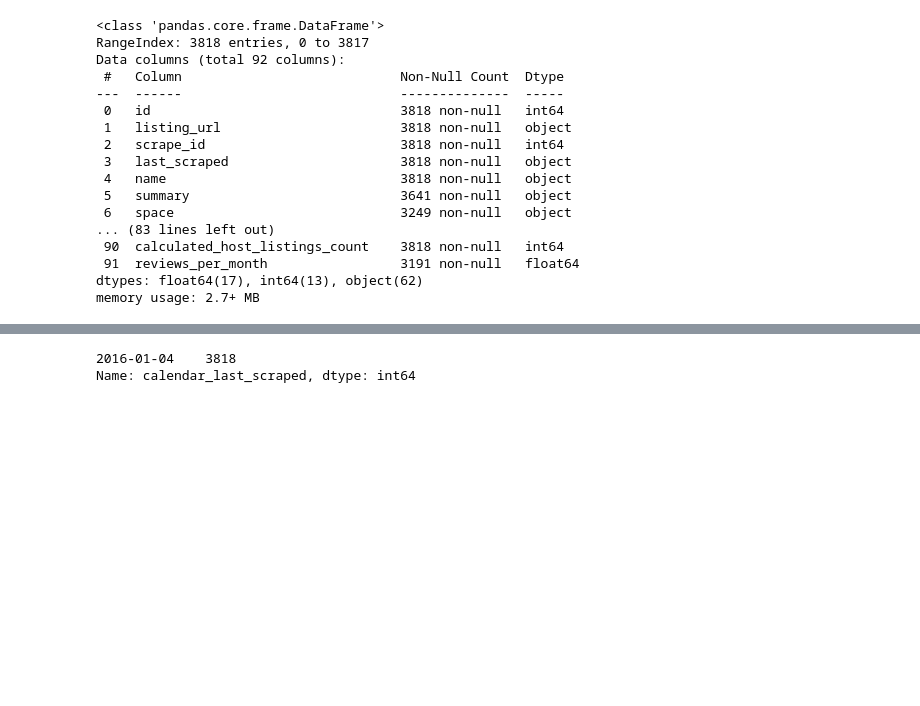
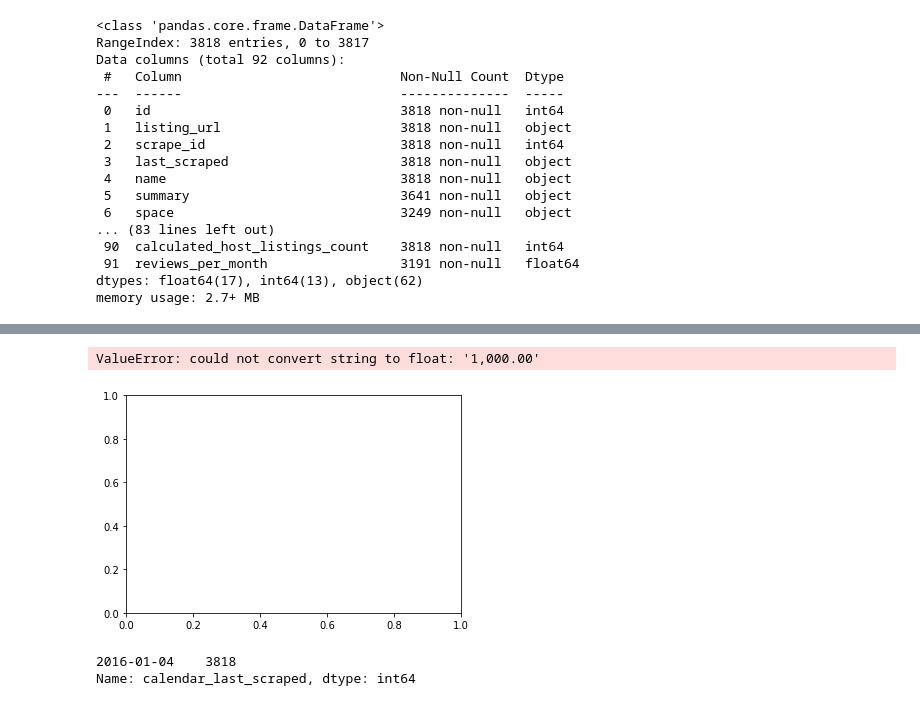
Before and after one commit to SachinSShinde/Airbnb-Seattle, a Jupyter notebook: Seattle_Data_Exploration.ipynb, the cells around one changed output, grey strips where cells are left out. Drawn from its saved outputs; the diff is of its cells as text; code cells hidden in the pictures; blank space fills up the shorter version.

```diff
--- a/Seattle_Data_Exploration.ipynb
+++ b/Seattle_Data_Exploration.ipynb
@@ -81,0 +145,2 @@ memory usage: 2.7+ MB
+# %%
+df_listings_price.price = df_listings_price.price.apply(lambda x: x.replace('$', ''))
@@ -82,3 +177,8 @@ memory usage: 2.7+ MB
+# %%
+sns.distplot(df_listings_price['price']);
+# %% [output]
+ValueError: could not convert string to float: '1,000.00'
+[figure, added]
 # %%
 df_listings['calendar_last_scraped'].value_counts()
 # %% [output]
```
Also changed, not shown: parts of 11 cells of this notebook.
